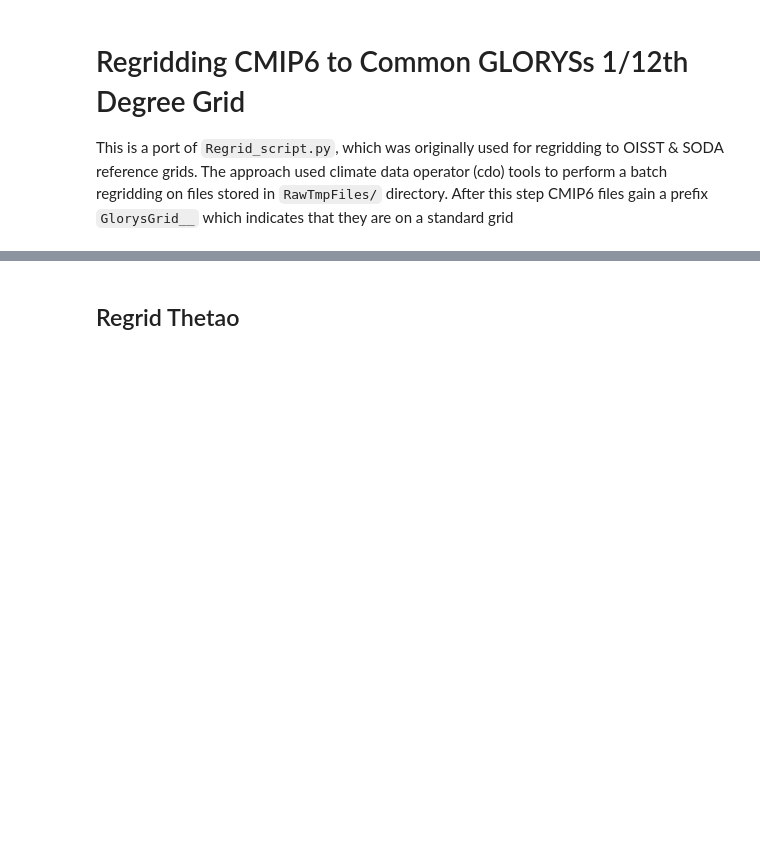
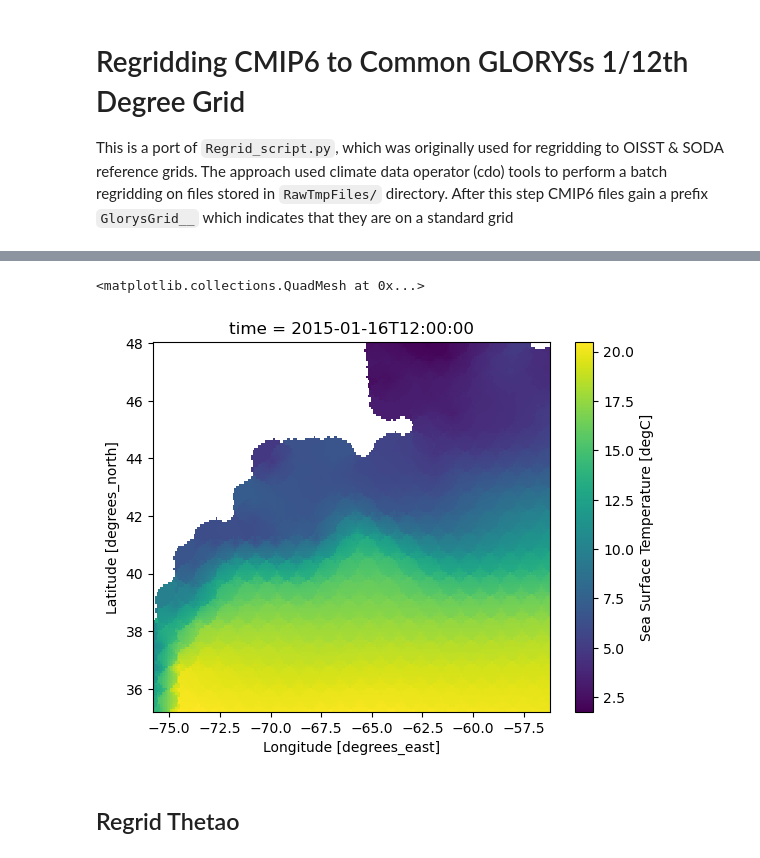
Before and after one commit to bartdifiore/lobSDM, a Jupyter notebook: Code/Regrid_to_GLORYs.ipynb, the cells around one changed output, grey strips where cells are left out. Cells and saved outputs as stored; diff of their text form; code cells hidden in the pictures; blank space fills up the shorter version.

Commit message:
glorys bias correction working for TOS

```diff
--- a/Code/Regrid_to_GLORYs.ipynb
+++ b/Code/Regrid_to_GLORYs.ipynb
@@ -56,3 +103,11 @@ for file in dsTOS:
+# %%
+# What does one look like
+ds_name = os.listdir(f"{ExperimentPath}SST/GlorysGrid")[1]
+ds_test = xr.open_dataset(f"{ExperimentPath}SST/GlorysGrid/{ds_name}")
+ds_test.isel(time = 0).tos.plot()
+# %% [output]
+<matplotlib.collections.QuadMesh at 0x...>
+[figure, added]
 # %% [markdown]
 ## Regrid Thetao
 # %%
```
Also changed, not shown: parts of 15 cells of this notebook, 11 other files.
